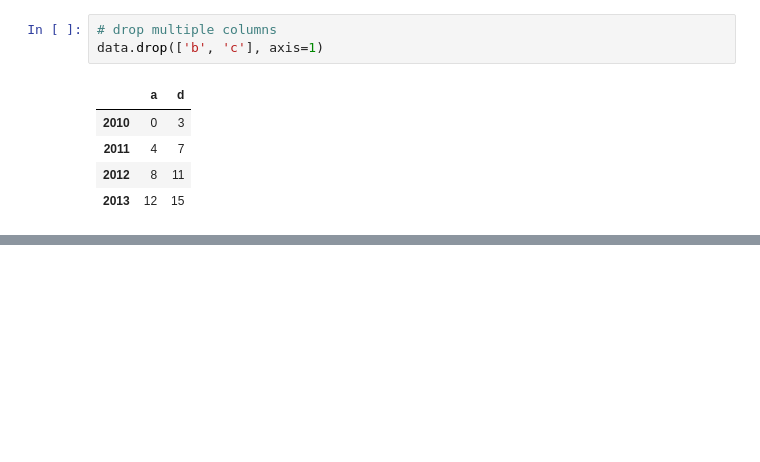
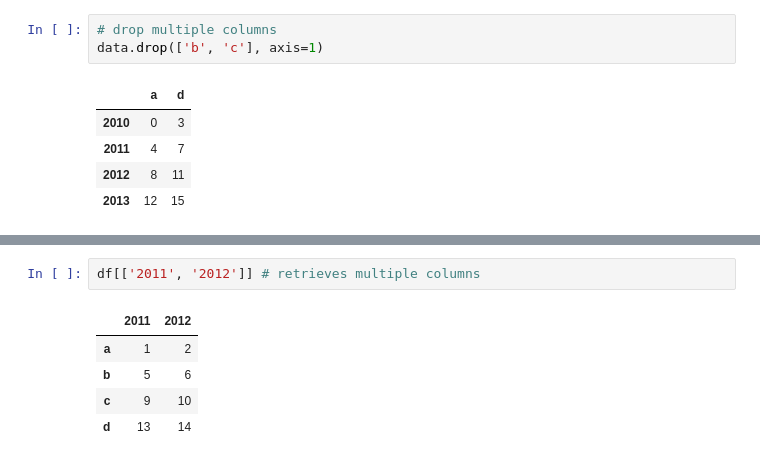
Before and after one commit to jalquisola/MachineLearningProjects, a Jupyter notebook: Pandas/Getting-Started-with-Pandas.ipynb, the cells around one changed output, grey strips where cells are left out. Drawn from its saved outputs; the diff is of its cells as text; blank space fills up the shorter version.

```diff
--- a/Pandas/Getting-Started-with-Pandas.ipynb
+++ b/Pandas/Getting-Started-with-Pandas.ipynb
@@ -325,0 +403,8 @@ data.drop(['b', 'c'], axis=1)
+# %%
+df[['2011', '2012']] # retrieves multiple columns
+# %% [output]
+|  | 2011 | 2012 |
+| a | 1 | 2 |
+| b | 5 | 6 |
+| c | 9 | 10 |
+| d | 13 | 14 |
```
Also changed, not shown: parts of 22 cells of this notebook.
